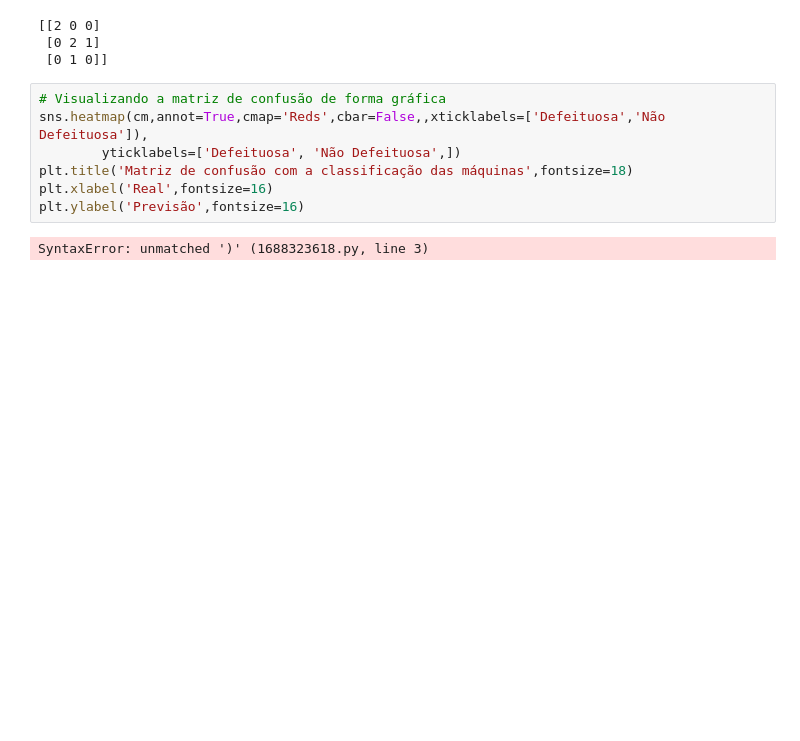
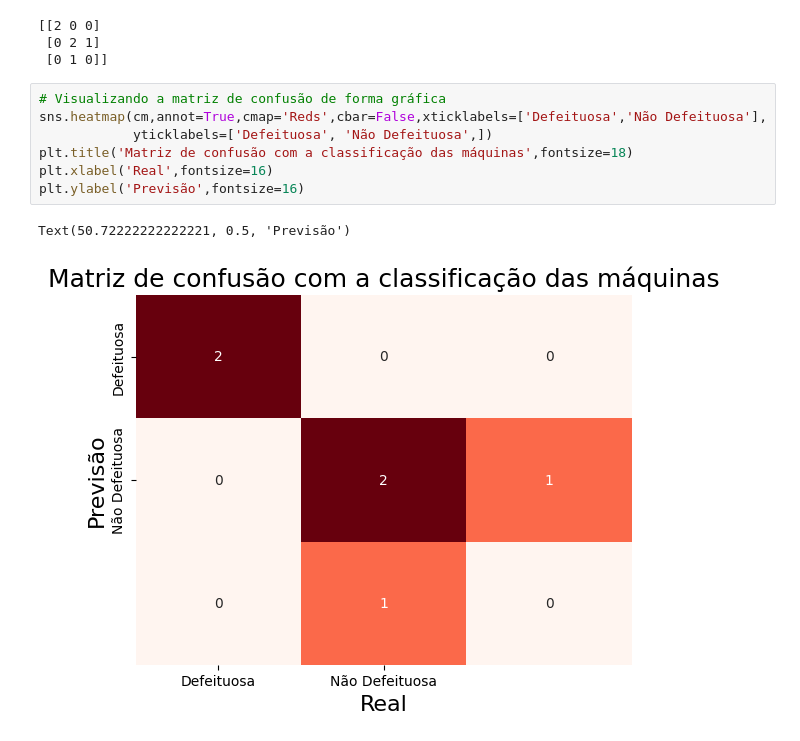
Before and after one commit to LANDOSOUZA/inteligencia_artificial_2025, a Jupyter notebook: aula_10/codigo-ex.3.ipynb, the cells around one changed output. Drawn from its saved outputs; the diff is of its cells as text; blank space fills up the shorter version.

```diff
--- a/aula_10/codigo-ex.3.ipynb
+++ b/aula_10/codigo-ex.3.ipynb
@@ -119,10 +119,11 @@ print(cm)
  [0 1 0]]
 # %%
 # Visualizando a matriz de confusão de forma gráfica
-sns.heatmap(cm,annot=True,cmap='Reds',cbar=False,,xticklabels=['Defeituosa','Não Defeituosa']),
-        yticklabels=['Defeituosa', 'Não Defeituosa',])
+sns.heatmap(cm,annot=True,cmap='Reds',cbar=False,xticklabels=['Defeituosa','Não Defeituosa'],
+            yticklabels=['Defeituosa', 'Não Defeituosa',])
 plt.title('Matriz de confusão com a classificação das máquinas',fontsize=18)
 plt.xlabel('Real',fontsize=16)
 plt.ylabel('Previsão',fontsize=16)
 # %% [output]
-SyntaxError: unmatched ')' (1688323618.py, line 3)
+Text(50.72222222222221, 0.5, 'Previsão')
+[figure, added]
```
